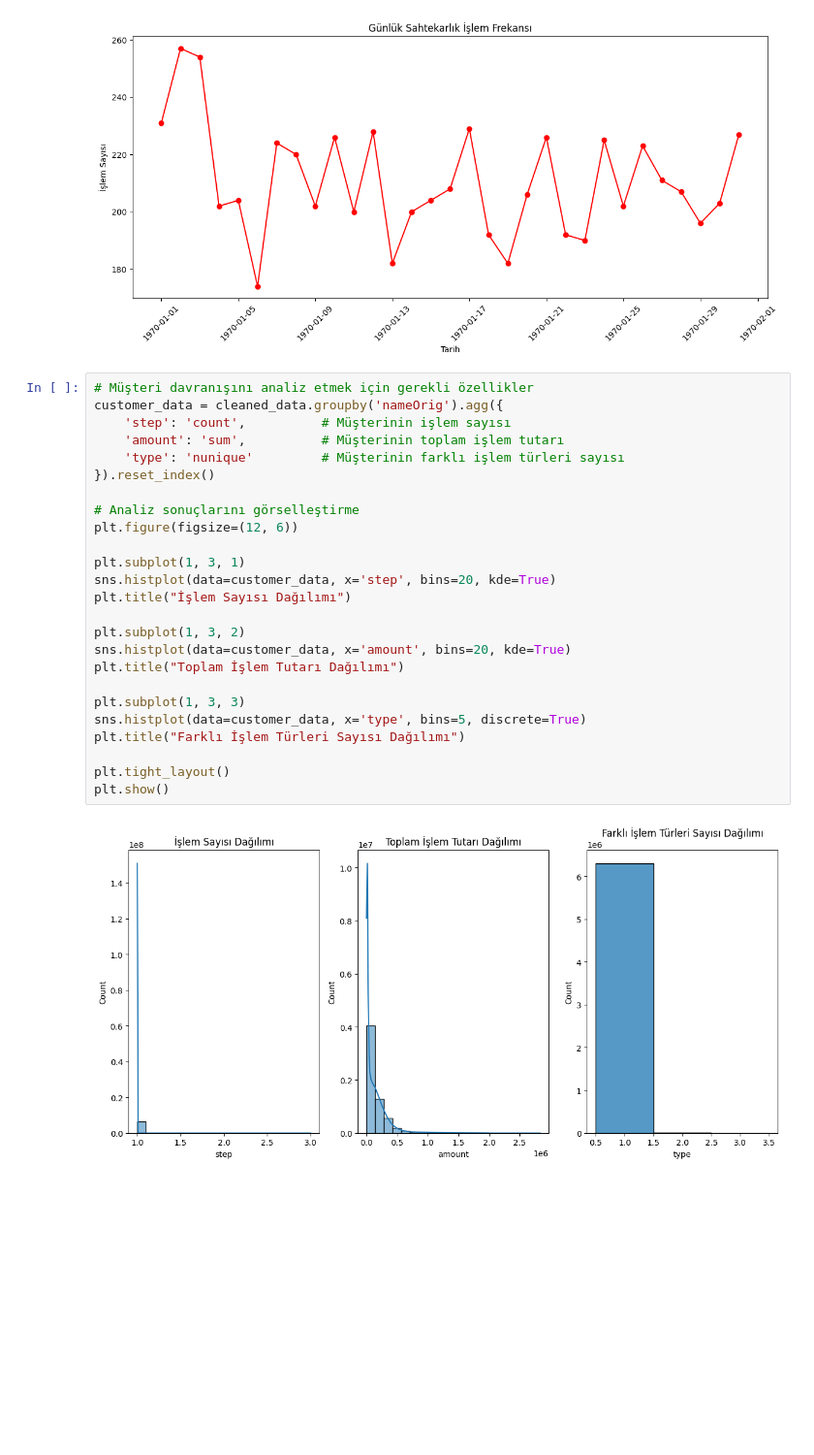
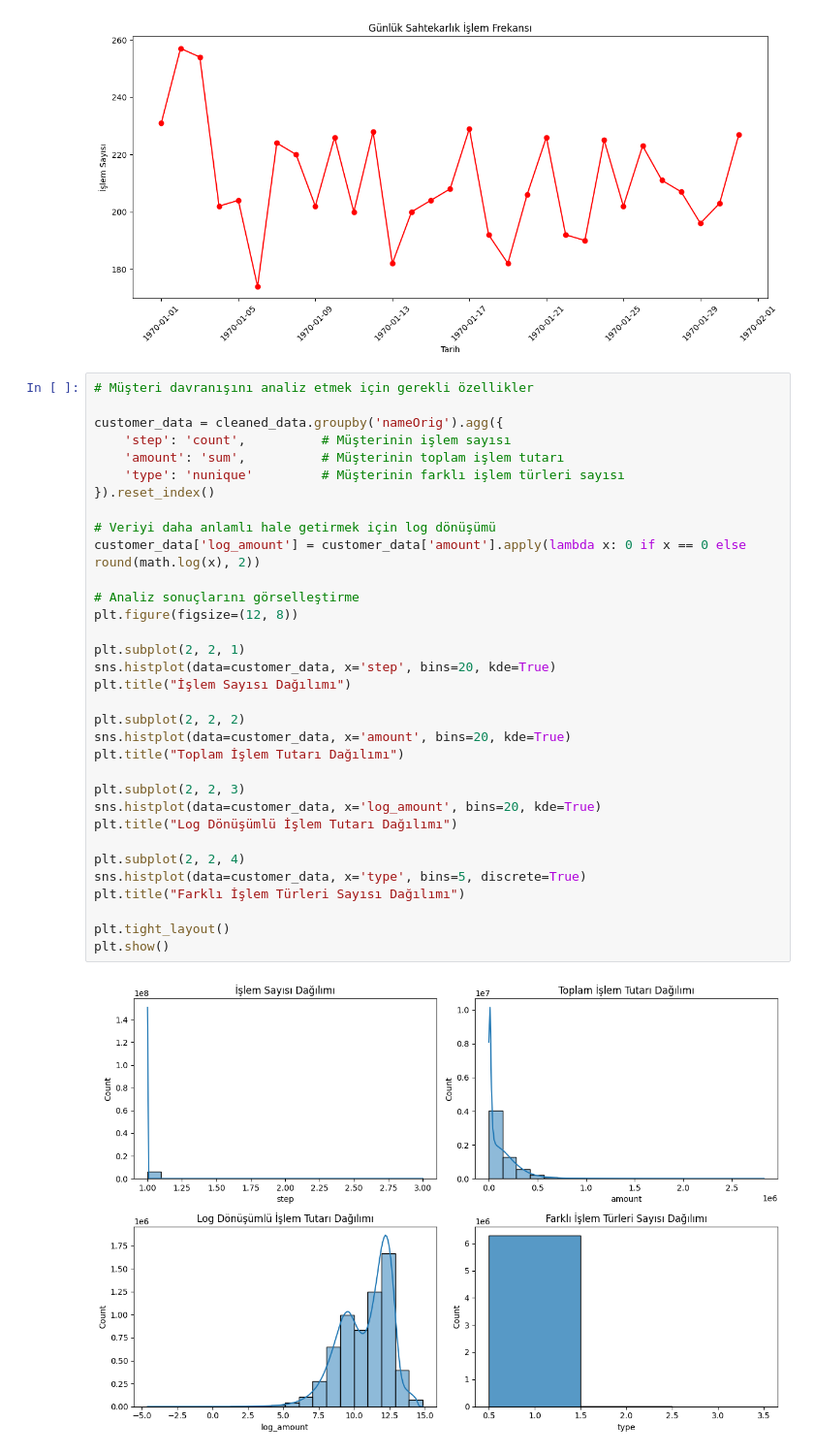
Before and after one commit to Muhammedali26/Projects, a Jupyter notebook: Synthetic-data-fraud-detection/main.ipynb, the cells around one changed output. Shown at 97% size. Drawn from its saved outputs; the diff is of its cells as text; blank space fills up the shorter version.

```diff
--- a/Synthetic-data-fraud-detection/main.ipynb
+++ b/Synthetic-data-fraud-detection/main.ipynb
@@ -398,28 +566,36 @@ plt.show()
 [figure]
 # %%
 # Müşteri davranışını analiz etmek için gerekli özellikler
+
 customer_data = cleaned_data.groupby('nameOrig').agg({
     'step': 'count',          # Müşterinin işlem sayısı
     'amount': 'sum',          # Müşterinin toplam işlem tutarı
     'type': 'nunique'         # Müşterinin farklı işlem türleri sayısı
 }).reset_index()
 
+# Veriyi daha anlamlı hale getirmek için log dönüşümü
+customer_data['log_amount'] = customer_data['amount'].apply(lambda x: 0 if x == 0 else round(math.log(x), 2))
+
 # Analiz sonuçlarını görselleştirme
-plt.figure(figsize=(12, 6))
+plt.figure(figsize=(12, 8))
 
-plt.subplot(1, 3, 1)
+plt.subplot(2, 2, 1)
 sns.histplot(data=customer_data, x='step', bins=20, kde=True)
 plt.title("İşlem Sayısı Dağılımı")
 
-plt.subplot(1, 3, 2)
+plt.subplot(2, 2, 2)
 sns.histplot(data=customer_data, x='amount', bins=20, kde=True)
 plt.title("Toplam İşlem Tutarı Dağılımı")
 
-plt.subplot(1, 3, 3)
+plt.subplot(2, 2, 3)
+sns.histplot(data=customer_data, x='log_amount', bins=20, kde=True)
+plt.title("Log Dönüşümlü İşlem Tutarı Dağılımı")
+
+plt.subplot(2, 2, 4)
 sns.histplot(data=customer_data, x='type', bins=5, discrete=True)
 plt.title("Farklı İşlem Türleri Sayısı Dağılımı")
 
 plt.tight_layout()
 plt.show()
 # %% [output]
-[figure, old version]
+[figure, new version]
```
Also changed, not shown: parts of 15 cells of this notebook.
